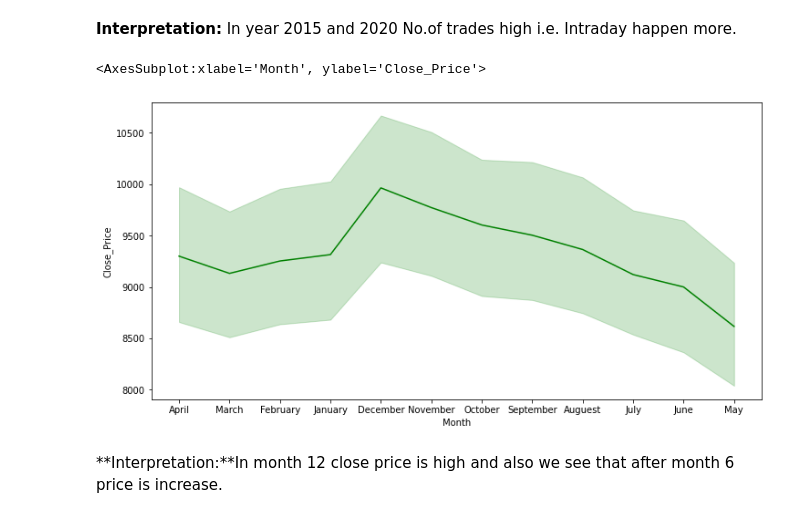
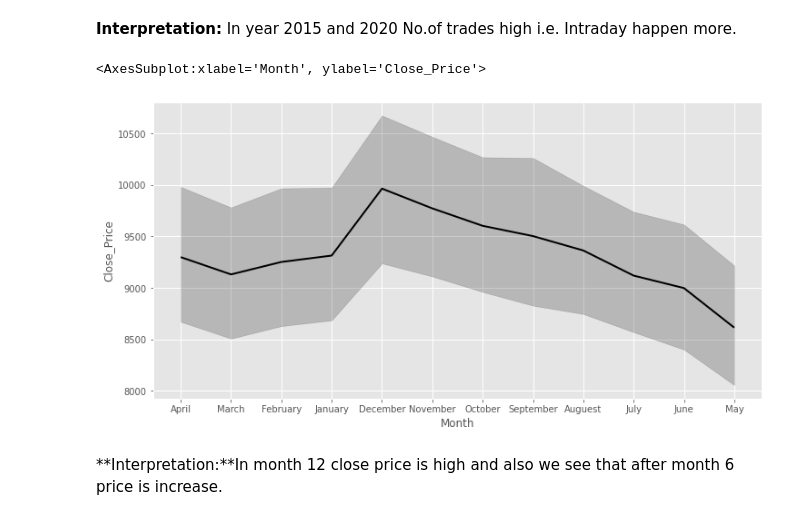
Before and after one commit to Dharvi2101/Nestle_Stoke_Price_Prediction, a Jupyter notebook: Nestle_Stock_Price_Prediction_Dharvi.ipynb, the cells around one changed output. Saved outputs shown, nothing was run; the diff lists cells and outputs as text; code cells hidden in the pictures.

```diff
--- a/Nestle_Stock_Price_Prediction_Dharvi.ipynb
+++ b/Nestle_Stock_Price_Prediction_Dharvi.ipynb
@@ -373,6 +364,7 @@ Year
 2022   1331620.350000
 Name: Close_Price, dtype: float64
 # %%
-plt.plot(y,color='darkgreen')
+plt.style.use("Solarize_Light2")
+plt.plot(y,color='b')
 # %% [output]
 [<matplotlib.lines.Line2D at 0x...>]
@@ -382,4 +374,5 @@ plt.plot(y,color='darkgreen')
 # %%
+plt.style.use("ggplot")
 sns.lineplot(x='Year',y='Number_Of_Trades',data=df_nestle_new,color='g')
 # %% [output]
 <AxesSubplot:xlabel='Year', ylabel='Number_Of_Trades'>
@@ -387,11 +380,12 @@ sns.lineplot(x='Year',y='Number_Of_Trades',data=df_nestle_new,color='g')
 # %% [markdown]
 **Interpretation:** In year 2015 and 2020 No.of trades high i.e. Intraday happen more.
 # %%
+plt.style.use("seaborn-bright")
 plt.figure(figsize=(12,6))
-sns.lineplot(x='Month',y='Close_Price',data=df_nestle_new,color='green')
+sns.lineplot(x='Month',y='Close_Price',data=df_nestle_new,color='k')
 # %% [output]
 <AxesSubplot:xlabel='Month', ylabel='Close_Price'>
-[figure, old version]
+[figure, new version]
 # %% [markdown]
 **Interpretation:**In month 12 close price is high and also we see that after month 6 price is increase.
 # %%
```
Also changed, not shown: parts of 38 cells of this notebook.
